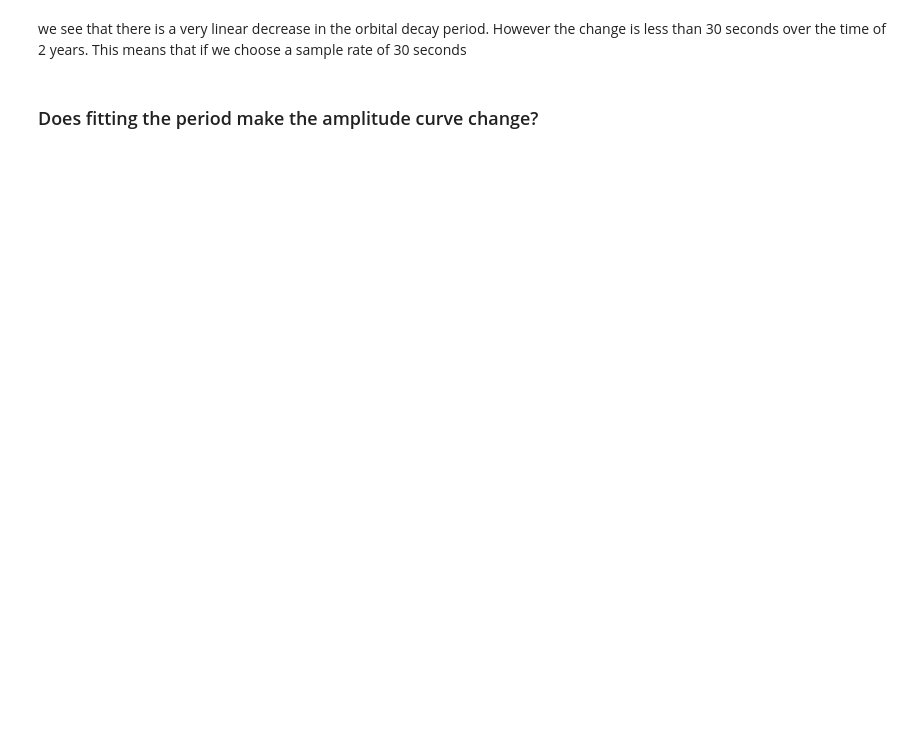
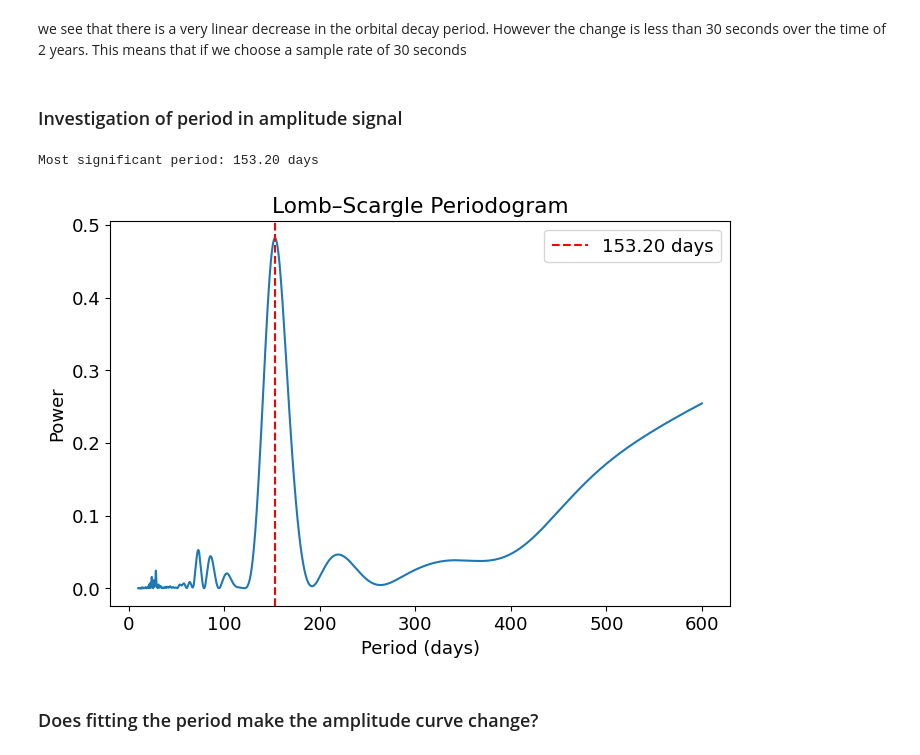
Before and after one commit to David-Student-Bern/MT, a Jupyter notebook: Analysis/modeling/amplitude_finder.ipynb, the cells around one changed output. Drawn from its saved outputs; the diff is of its cells as text; code cells hidden in the pictures; blank space fills up the shorter version.

Commit message:
updated amplitude_finder

```diff
--- a/Analysis/modeling/amplitude_finder.ipynb
+++ b/Analysis/modeling/amplitude_finder.ipynb
@@ -359,5 +372,43 @@ plt.show()
 # %% [markdown]
 we see that there is a very linear decrease in the orbital decay period. However the change is less than 30 seconds over the time of 2 years. This means that if we choose a sample rate of 30 seconds
+# %% [markdown]
+### Investigation of period in amplitude signal
+# %%
+# do a lomb-scargle analysis on the seasonal component to find dominant frequencies
+from astropy.timeseries import LombScargle
+
+# convert time for lomb-scargle
+t = amp_df.index.astype(np.int64) / (1e9 * 60*60*24)  # convert to days
+t = t - t.min()  # start at zero
+
+# Define frequency range in cycles per minute
+min_period = 10        # days
+max_period = 600     # days
+min_freq = 1 / max_period
+max_freq = 1 / min_period
+
+# Compute Lomb–Scargle
+frequency = np.linspace(min_freq, max_freq, 100000)
+power = LombScargle(t, amp_df['hilbert_amp_mean'].values).power(frequency)
+
+# Find dominant period
+best_frequency = frequency[np.argmax(power)]
+best_period = 1 / best_frequency
+
+print(f"Most significant period: {best_period:.2f} days")
+
+# Plot
+plt.figure(figsize=(8,5))
+plt.plot(1/frequency, power)
+plt.xlabel('Period (days)')
+plt.ylabel('Power')
+plt.title('Lomb–Scargle Periodogram')
+plt.axvline(best_period, color='r', linestyle='--', label=f'{best_period:.2f} days')
+plt.legend()
+plt.show()
+# %% [output]
+Most significant period: 153.20 days
+[figure, added]
 # %% [markdown]
 ### Does fitting the period make the amplitude curve change?
 # %%
```
Also changed, not shown: parts of 9 cells of this notebook.
